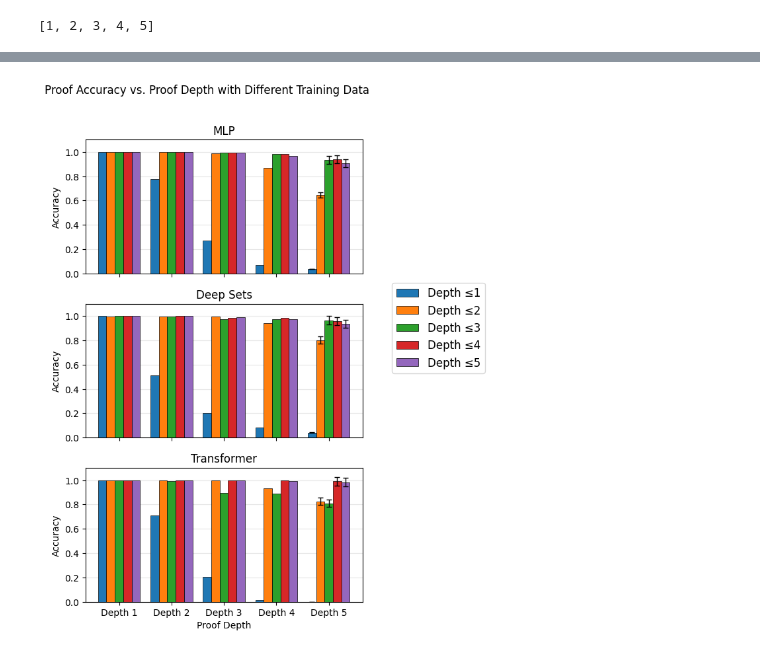
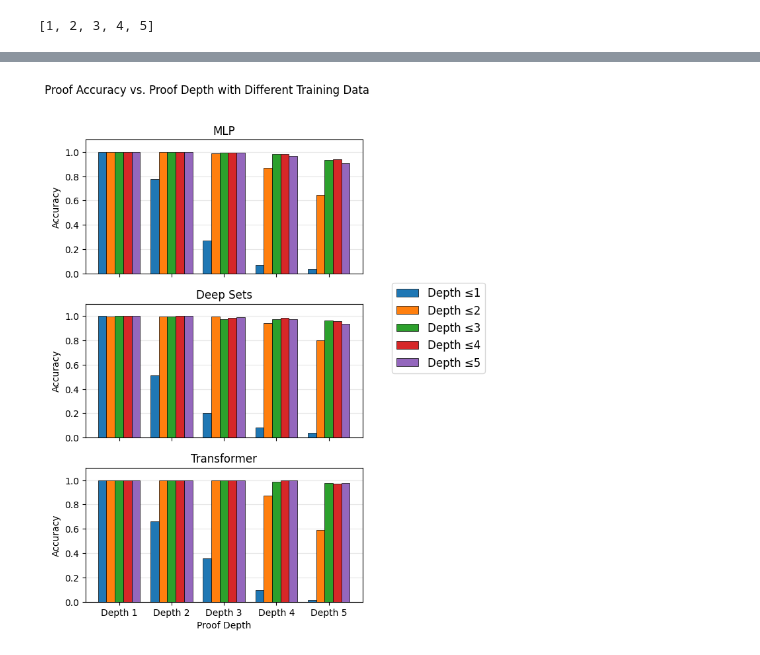
Before and after one commit to sferrante/Neuro-Symbolic-Reasoning, a Jupyter notebook: ProofAgent.ipynb, the cells around one changed output, grey strips where cells are left out. Saved outputs shown, nothing was run; the diff lists cells and outputs as text; code cells hidden in the pictures.

```diff
--- a/ProofAgent.ipynb
+++ b/ProofAgent.ipynb
@@ -318,7 +318,7 @@ modelTR5, testTR5 = train_model(X12345_T, Y12345, len(ALL_FORMULAS), batch_size=
 [figure]
 # %%
 # Train the transformer models 2222222
-es = 15; bs = 256
+es = 10; bs = 256
 modelTR1, testTR1 = train_model(X1_T, Y1, len(ALL_FORMULAS), batch_size=bs,
                                 epochs=es, loss_fn=nn.CrossEntropyLoss(), use_transformer=True, printevery=3)
 modelTR2, testTR2 = train_model(X12_T, Y12, len(ALL_FORMULAS), batch_size=bs,
@@ -1281,46 +1011,57 @@ for i in range(min(len(accsTR), n_series)):
 
 ax[2].set_title("Transformer")
 ax[2].set_ylabel("Accuracy")
 ax[2].set_ylim(0, 1.1)
 ax[2].grid(axis='y', alpha=0.3)
 
-# ----- error bars: 3% on the last 5 bins -----
-frac = 0.035
-j = all_depths.index(5)
+# ----- error bars: ---------------
+# j = all_depths.index(5)
+# N5 = int(0.2 * list(depths).count(5))   # your depth=5 test-set size
+# N5 = max(N5, 1)                         # avoid divide-by-zero
 
-for i in range(n_series):
-    ax[0].errorbar(offsets[i, j], data[i, j],
-                   yerr=frac * data[i, j],
-                   fmt='none', ecolor='k', elinewidth=1, capsize=3, zorder=10)
+# for i in range(n_series):
+#     p = data[i, j]
+#     if np.isfinite(p):
+#         ax[0].errorbar(
+#             offsets[i, j], p,
+#             yerr=np.sqrt(p * (1 - p) / N5),
+#             fmt='none', ecolor='k', elinewidth=1, capsize=3, zorder=10
+#         )
 
-for i in range(min(len(accsDS), n_series)):
-    ax[1].errorbar(offsets[i, j], data_DS[i, j],
-                   yerr=frac * data_DS[i, j],
-                   fmt='none', ecolor='k', elinewidth=1, capsize=3, zorder=10)
+# for i in range(min(len(accsDS), n_series)):
+#     p = data_DS[i, j]
+#     if np.isfinite(p):
+#         ax[1].errorbar(
+#             offsets[i, j], p,
+#             yerr=np.sqrt(p * (1 - p) / N5),
+#             fmt='none', ecolor='k', elinewidth=1, capsize=3, zorder=10)
 
-for i in range(min(len(accsTR), n_series)):
-    ax[2].errorbar(offsets[i, j], data_TR[i, j],
-                   yerr=frac * data_TR[i, j],
-                   fmt='none', ecolor='k', elinewidth=1, capsize=3, zorder=10)
+# for i in range(min(len(accsTR), n_series)):
+#     p = data_TR[i, j]
+#     if np.isfinite(p):
+#         ax[2].errorbar(
+#             offsets[i, j], p,
+#             yerr=np.sqrt(p * (1 - p) / N5),
+#             fmt='none', ecolor='k', elinewidth=1, capsize=3, zorder=10)
 
 # shared x formatting
 ax[2].set_xticks(x)
 ax[2].set_xticklabels([f"Depth {d}" for d in all_depths])
 ax[2].set_xlabel("Proof Depth")
 
 # one shared legend (depth-series colors)
 depth_handles = [
     Patch(facecolor=series_colors[i], edgecolor='k', linewidth=0.5, label=labels[i])
     for i in range(n_series)
 ]
 fig.legend(handles=depth_handles, fontsize=12,
            loc='lower center',
            bbox_to_anchor=(1.2, 0.5))
 
 fig.suptitle("Proof Accuracy vs. Proof Depth with Different Training Data", y=0.995)
 fig.tight_layout(rect=(0, 0.06, 1, 0.98))
 
 plt.savefig('Plots/Accuracy_vs_Depth_Separate.png', dpi=300, bbox_inches='tight')
 plt.show()
 # %% [output]
-[figure, old version]
+[figure, new version]
```
Also changed, not shown: parts of 13 cells of this notebook, 2 other files.
